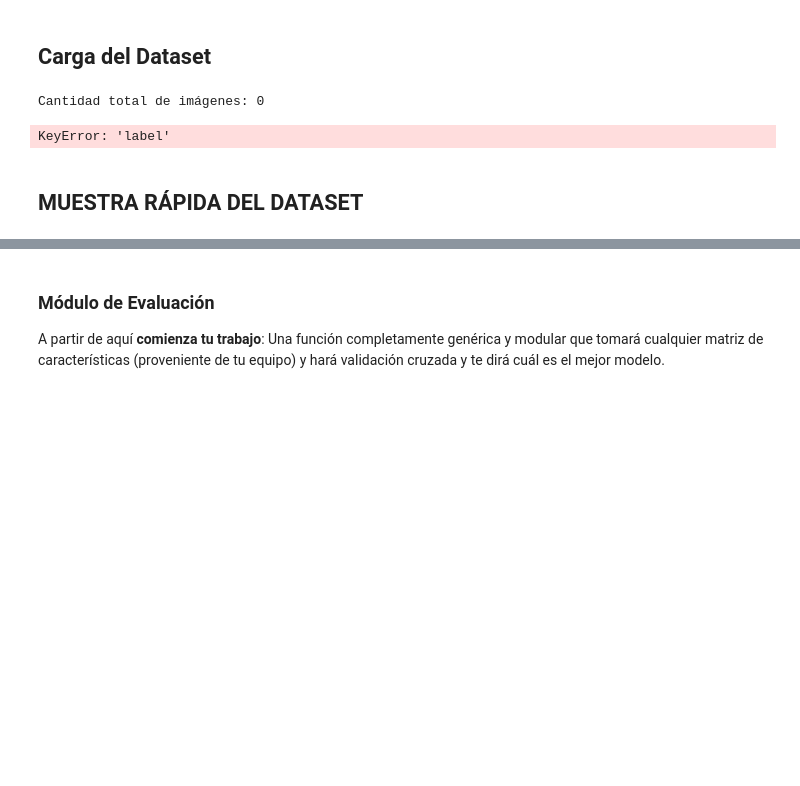
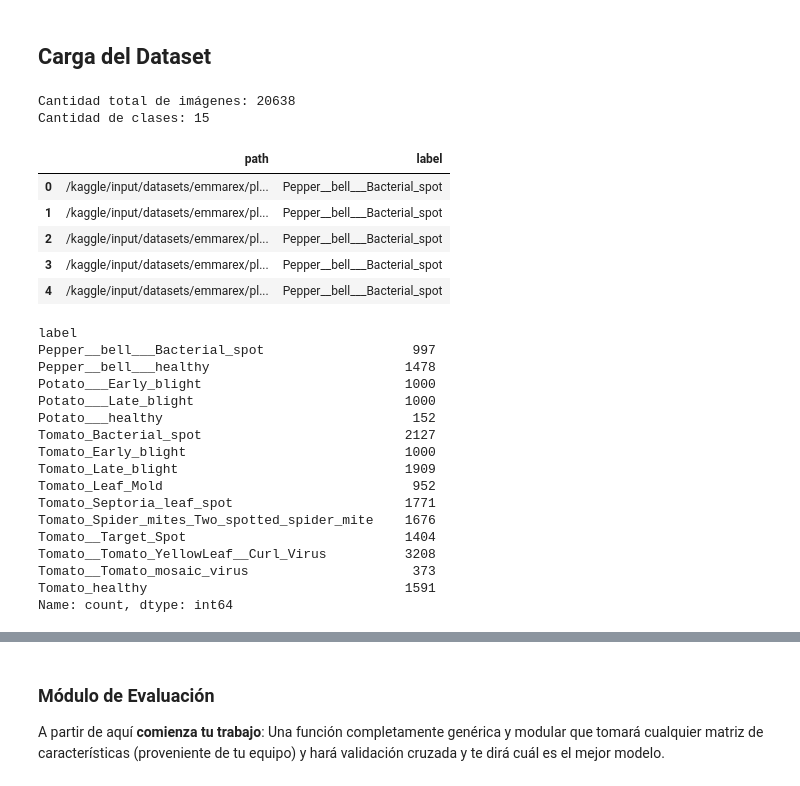
Before and after one commit to jeffreymonjacastro/2026-I, a Jupyter notebook: CV/S4/practice2.ipynb, the cells around one changed output, grey strips where cells are left out. Cells and saved outputs as stored; diff of their text form; code cells hidden in the pictures; blank space fills up the shorter version.

Commit message:
Kaggle Notebook | Practica 2 - CV | Version 3

```diff
--- a/CV/S4/practice2.ipynb
+++ b/CV/S4/practice2.ipynb
@@ -10,9 +12,9 @@ import matplotlib.pyplot as plt
 # %%
 import kagglehub
 
-DATASET_PATH = kagglehub.dataset_download("emmarex/plantdisease")
+path = kagglehub.dataset_download("emmarex/plantdisease")
 
-print("Path to dataset files:", DATASET_PATH)
+print("Path to dataset files:", path)
 # %% [output]
 Path to dataset files: /kaggle/input/datasets/emmarex/plantdisease
 # %% [markdown]
@@ -51,34 +79,38 @@ def overlay_points(image_rgb, points, color=(255, 0, 0), radius=2):
 # %% [markdown]
 ## Carga del Dataset
-# %%
-def build_dataframe_from_folder(dataset_dir):
-    rows = []
-    class_dirs = sorted(
-        [
-            d
-            for d in os.listdir(dataset_dir)
-            if os.path.isdir(os.path.join(dataset_dir, d))
-        ]
-    )
-    valid_ext = {".jpg", ".jpeg", ".png", ".JPG", ".JPEG", ".PNG"}
-    for class_name in class_dirs:
-        class_path = os.path.join(dataset_dir, class_name)
-        for fname in os.listdir(class_path):
-            ext = os.path.splitext(fname)[1]
-            if ext in valid_ext:
-                rows.append(
-                    {"path": os.path.join(class_path, fname), "label": class_name}
-                )
-    return pd.DataFrame(rows)
-
-
-df_images = build_dataframe_from_folder(DATASET_PATH)
-print("Cantidad total de imágenes:", len(df_images))
-print("Cantidad de clases:", df_images["label"].nunique())
-display(df_images.head())
-display(df_images["label"].value_counts().sort_index())
-# %% [output]
-Cantidad total de imágenes: 0
-KeyError: 'label'
-# %% [markdown]
-## MUESTRA RÁPIDA DEL DATASET
+# %%
+DATASET_PATH = path + '/PlantVillage'
+
+df_images = build_dataframe_from_folder(DATASET_PATH)
+
+print("Cantidad total de imágenes:", len(df_images))
+print("Cantidad de clases:", df_images["label"].nunique())
+
+display(df_images.head())
+display(df_images["label"].value_counts().sort_index())
+# %% [output]
+Cantidad total de imágenes: 20638
+Cantidad de clases: 15
+|  | path | label |
+| 0 | /kaggle/input/datasets/emmarex/pl... | Pepper__bell___Bacterial_spot |
+| 1 | /kaggle/input/datasets/emmarex/pl... | Pepper__bell___Bacterial_spot |
+| 2 | /kaggle/input/datasets/emmarex/pl... | Pepper__bell___Bacterial_spot |
+| 3 | /kaggle/input/datasets/emmarex/pl... | Pepper__bell___Bacterial_spot |
+| 4 | /kaggle/input/datasets/emmarex/pl... | Pepper__bell___Bacterial_spot |
+label
+Pepper__bell___Bacterial_spot                   997
+Pepper__bell___healthy                         1478
+Potato___Early_blight                          1000
+Potato___Late_blight                           1000
+Potato___healthy                                152
+Tomato_Bacterial_spot                          2127
+Tomato_Early_blight                            1000
+Tomato_Late_blight                             1909
+Tomato_Leaf_Mold                                952
+Tomato_Septoria_leaf_spot                      1771
+Tomato_Spider_mites_Two_spotted_spider_mite    1676
+Tomato__Target_Spot                            1404
+Tomato__Tomato_YellowLeaf__Curl_Virus          3208
+Tomato__Tomato_mosaic_virus                     373
+Tomato_healthy                                 1591
+Name: count, dtype: int64
```
Also changed, not shown: parts of 8 cells of this notebook.
